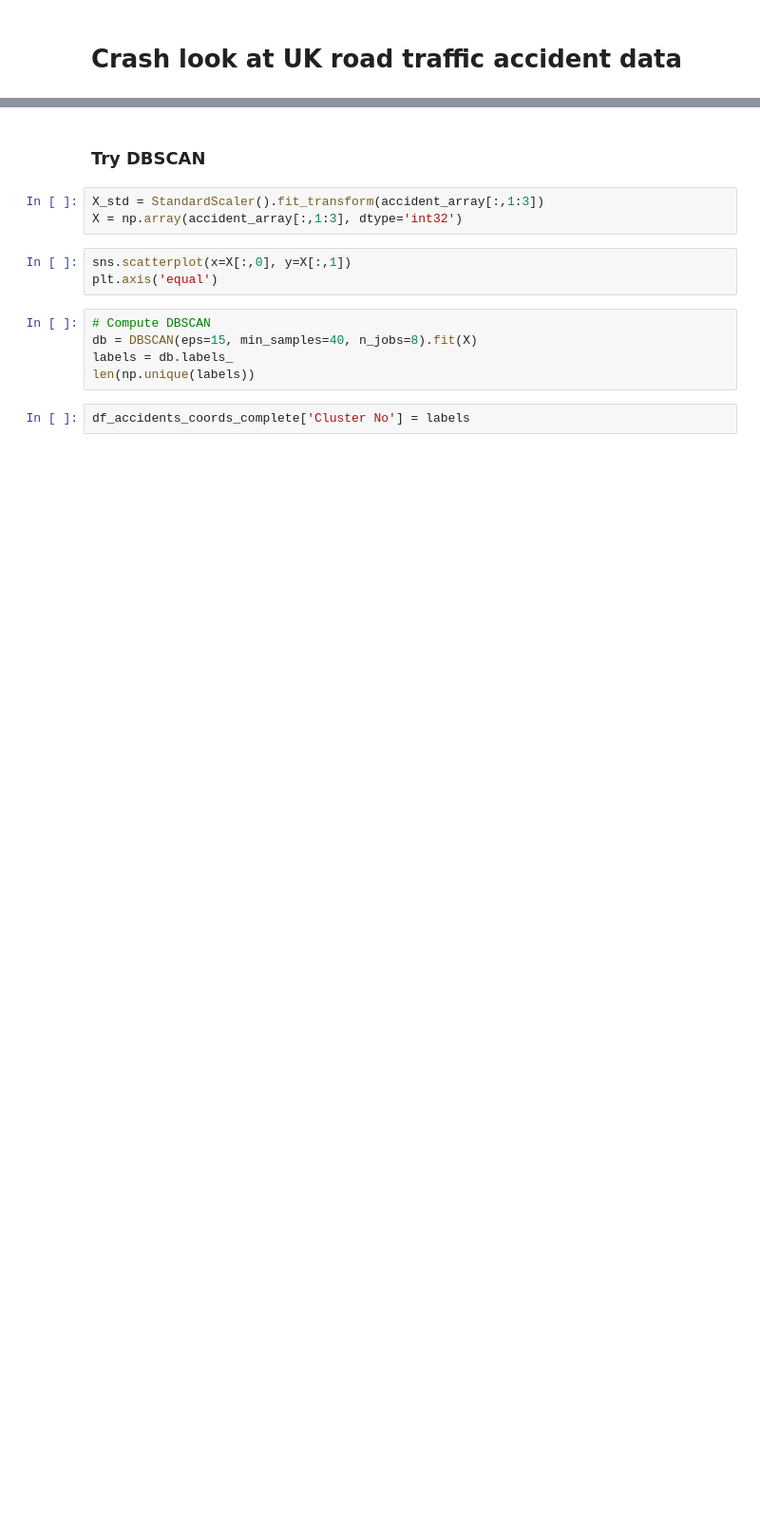
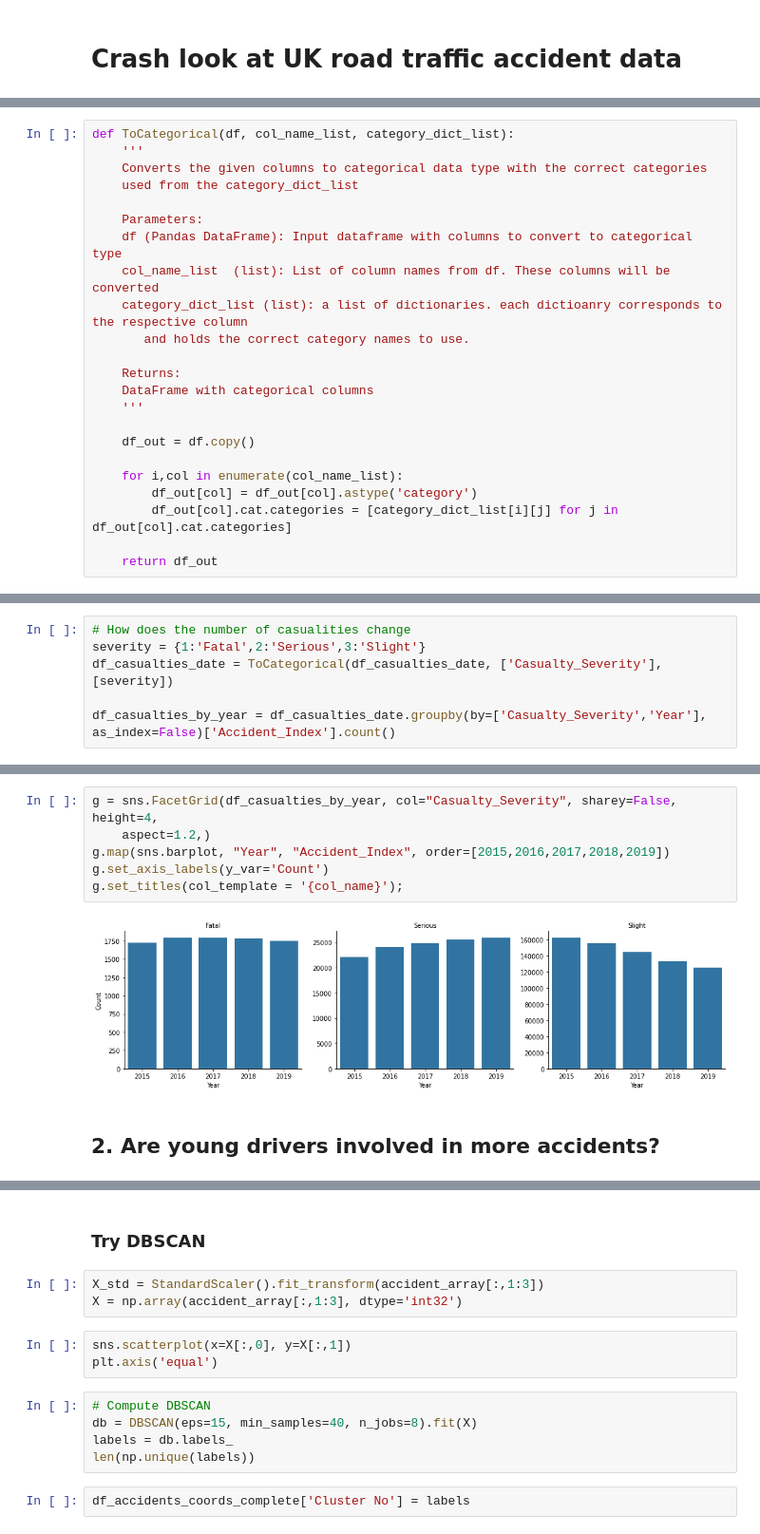
Before and after one commit to GaborJenei/DS-Stackoverflow-Survey, a Jupyter notebook: 01_Intro_to_DS/3_BlogPost/Udacity DSND Project1.ipynb, the cells around one changed output, grey strips where cells are left out. Shown: that part at 95% size. Saved outputs shown, nothing was run; the diff lists cells and outputs as text; blank space fills up the shorter version.

```diff
--- a/01_Intro_to_DS/3_BlogPost/Udacity DSND Project1.ipynb
+++ b/01_Intro_to_DS/3_BlogPost/Udacity DSND Project1.ipynb
@@ -112,0 +75,23 @@ https://andrewpwheeler.com/2015/09/03/using-kdtrees-in-python-to-calculate-neigh
+# %%
+def ToCategorical(df, col_name_list, category_dict_list):
+    '''
+    Converts the given columns to categorical data type with the correct categories
+    used from the category_dict_list
+
+    Parameters:
+    df (Pandas DataFrame): Input dataframe with columns to convert to categorical type
+    col_name_list  (list): List of column names from df. These columns will be converted
+    category_dict_list (list): a list of dictionaries. each dictioanry corresponds to the respective column
+       and holds the correct category names to use.
+
+    Returns:
+    DataFrame with categorical columns
+    '''
+
+    df_out = df.copy()
+
+    for i,col in enumerate(col_name_list):
+        df_out[col] = df_out[col].astype('category')
+        df_out[col].cat.categories = [category_dict_list[i][j] for j in df_out[col].cat.categories]
+
+    return df_out
@@ -112,0 +120,6 @@ https://andrewpwheeler.com/2015/09/03/using-kdtrees-in-python-to-calculate-neigh
+# %%
+# How does the number of casualities change
+severity = {1:'Fatal',2:'Serious',3:'Slight'}
+df_casualties_date = ToCategorical(df_casualties_date, ['Casualty_Severity'], [severity])
+
+df_casualties_by_year = df_casualties_date.groupby(by=['Casualty_Severity','Year'], as_index=False)['Accident_Index'].count()
@@ -112,0 +132,10 @@ https://andrewpwheeler.com/2015/09/03/using-kdtrees-in-python-to-calculate-neigh
+# %%
+g = sns.FacetGrid(df_casualties_by_year, col="Casualty_Severity", sharey=False, height=4,
+    aspect=1.2,)
+g.map(sns.barplot, "Year", "Accident_Index", order=[2015,2016,2017,2018,2019])
+g.set_axis_labels(y_var='Count')
+g.set_titles(col_template = '{col_name}');
+# %% [output]
+[figure, added]
+# %% [markdown]
+## 2. Are young drivers involved in more accidents?
```
Also changed, not shown: parts of 81 cells of this notebook.
